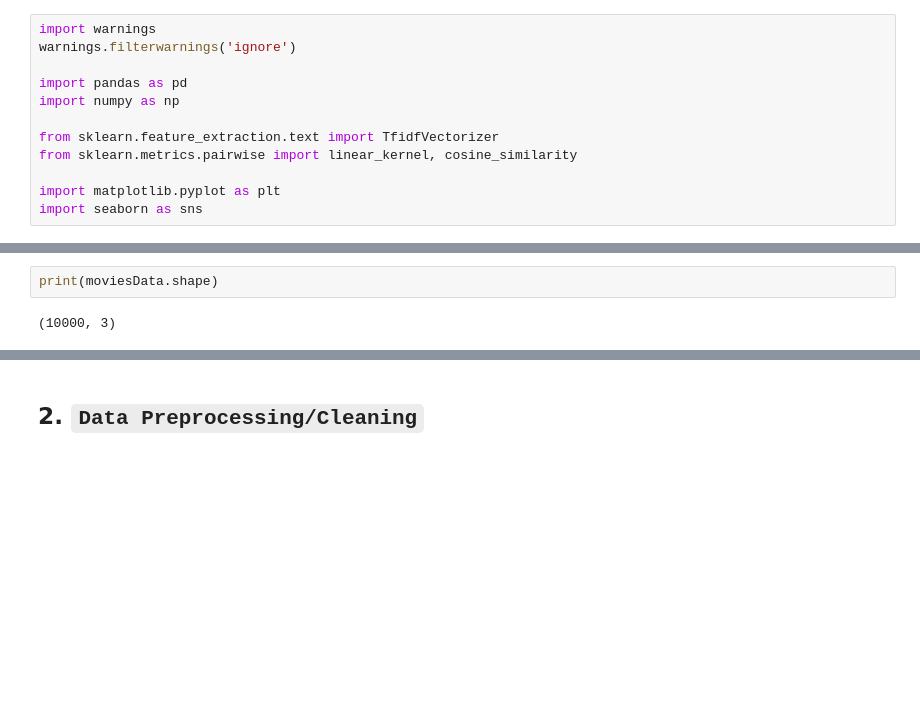
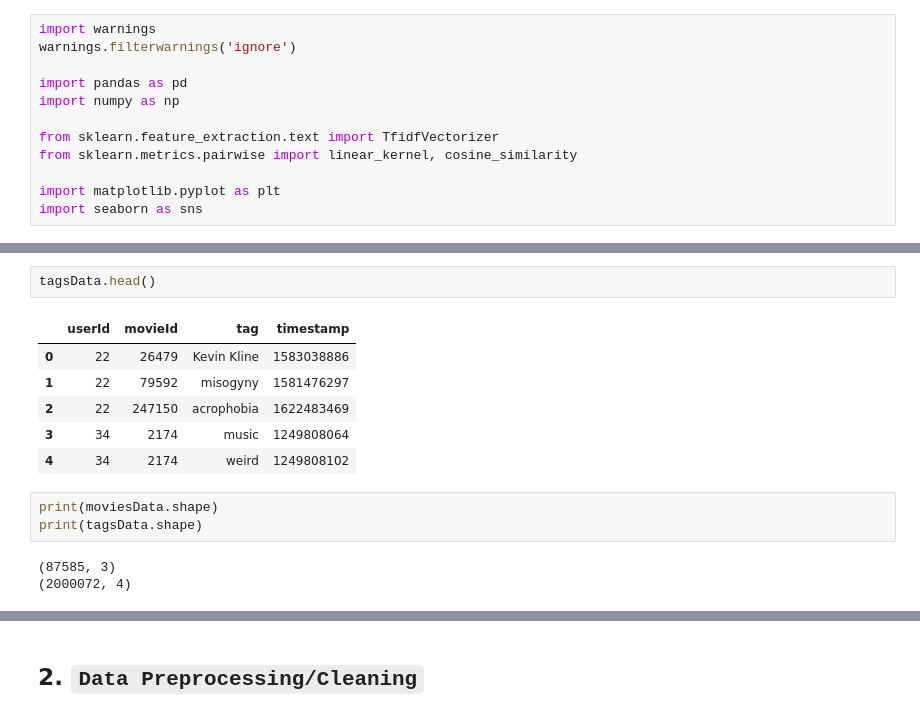
Before and after one commit to KarthikNot/movies-recommendation-system, a Jupyter notebook: recommendation-system-training.ipynb, the cells around one changed output, grey strips where cells are left out. Saved outputs shown, nothing was run; the diff lists cells and outputs as text; blank space fills up the shorter version.

```diff
--- a/recommendation-system-training.ipynb
+++ b/recommendation-system-training.ipynb
@@ -24,7 +28,18 @@ moviesData.head()
+# %%
+tagsData.head()
+# %% [output]
+|  | userId | movieId | tag | timestamp |
+| 0 | 22 | 26479 | Kevin Kline | 1583038886 |
+| 1 | 22 | 79592 | misogyny | 1581476297 |
+| 2 | 22 | 247150 | acrophobia | 1622483469 |
+| 3 | 34 | 2174 | music | 1249808064 |
+| 4 | 34 | 2174 | weird | 1249808102 |
 # %%
 print(moviesData.shape)
+print(tagsData.shape)
 # %% [output]
-(10000, 3)
+(87585, 3)
+(2000072, 4)
 # %%
 moviesData.info()
 # %% [output]
```
Also changed, not shown: parts of 18 cells of this notebook.
